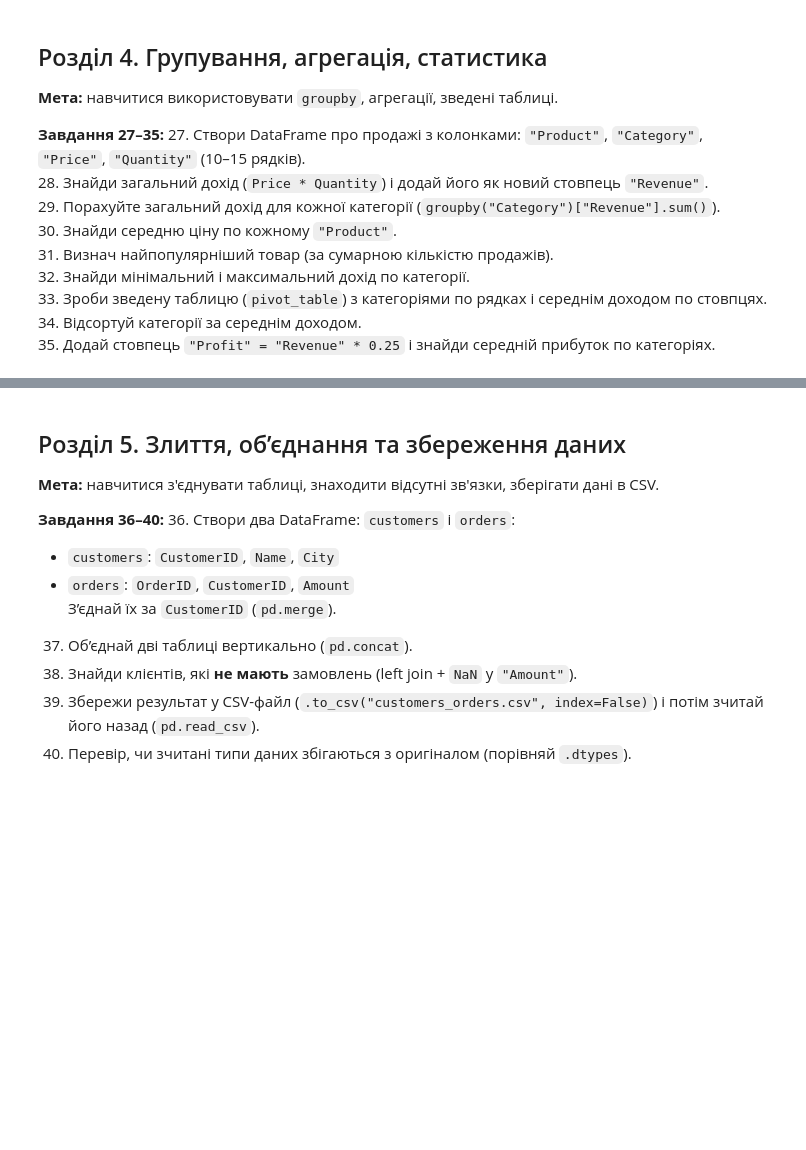
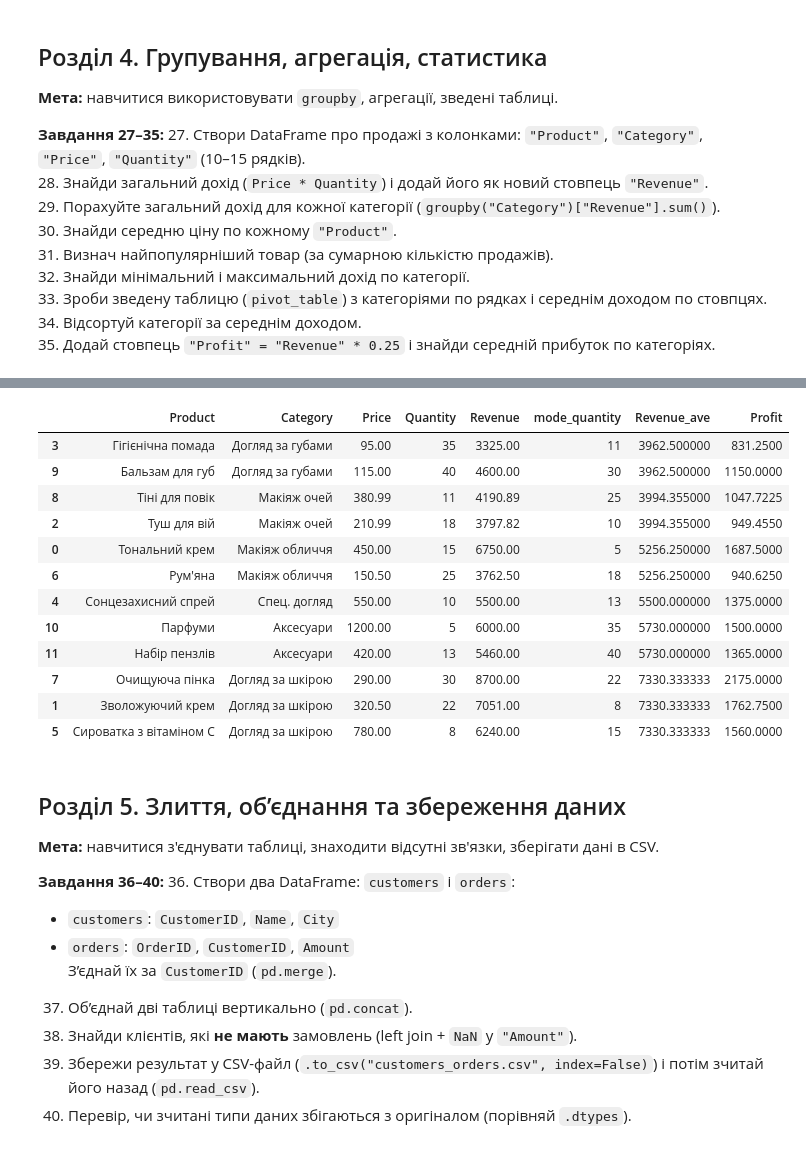
Before and after one commit to SvitlanaShustur/test-tasks-Python-DTA, a Jupyter notebook: pandas_matplotlib_practice.ipynb, the cells around one changed output, grey strips where cells are left out. Cells and saved outputs as stored; diff of their text form; code cells hidden in the pictures; blank space fills up the shorter version.

```diff
--- a/pandas_matplotlib_practice.ipynb
+++ b/pandas_matplotlib_practice.ipynb
@@ -281,0 +407,5 @@ df
+# %%
+# 28. Знайди загальний дохід (`Price * Quantity`) і додай його як новий стовпець `"Revenue"`.
+df["Revenue"] = df["Price"] * df["Quantity"]
+# df["Revenue"]
+df
@@ -281,0 +458,4 @@ df
+# %%
+# 31. Визнач найпопулярніший товар (за сумарною кількістю продажів).
+df["mode_quantity"] = df['Quantity'].mode()
+df
@@ -281,0 +509,5 @@ df
+# %%
+# 34. Відсортуй категорії за середнім доходом.
+df["Revenue_ave"] = df.groupby("Category")["Revenue"].transform("mean")
+df.sort_values("Revenue_ave", inplace=True)
+df
@@ -282,3 +528,21 @@ df
+# %%
+# 35. Додай стовпець `"Profit" = "Revenue" * 0.25` і знайди середній прибуток по категоріях.
+df["Profit"] = df["Revenue"] * 0.25
+df
+# %% [output]
+|  | Product | Category | Price | Quantity | Revenue | mode_quantity | Revenue_ave | Profit |
+| 3 | Гігієнічна помада | Догляд за губами | 95.00 | 35 | 3325.00 | 11 | 3962.500000 | 831.2500 |
+| 9 | Бальзам для губ | Догляд за губами | 115.00 | 40 | 4600.00 | 30 | 3962.500000 | 1150.0000 |
+| 8 | Тіні для повік | Макіяж очей | 380.99 | 11 | 4190.89 | 25 | 3994.355000 | 1047.7225 |
+| 2 | Туш для вій | Макіяж очей | 210.99 | 18 | 3797.82 | 10 | 3994.355000 | 949.4550 |
+| 0 | Тональний крем | Макіяж обличчя | 450.00 | 15 | 6750.00 | 5 | 5256.250000 | 1687.5000 |
+| 6 | Рум'яна | Макіяж обличчя | 150.50 | 25 | 3762.50 | 18 | 5256.250000 | 940.6250 |
+| 4 | Сонцезахисний спрей | Спец. догляд | 550.00 | 10 | 5500.00 | 13 | 5500.000000 | 1375.0000 |
+| 10 | Парфуми | Аксесуари | 1200.00 | 5 | 6000.00 | 35 | 5730.000000 | 1500.0000 |
+| 11 | Набір пензлів | Аксесуари | 420.00 | 13 | 5460.00 | 40 | 5730.000000 | 1365.0000 |
+| 7 | Очищуюча пінка | Догляд за шкірою | 290.00 | 30 | 8700.00 | 22 | 7330.333333 | 2175.0000 |
+| 1 | Зволожуючий крем | Догляд за шкірою | 320.50 | 22 | 7051.00 | 8 | 7330.333333 | 1762.7500 |
+| 5 | Сироватка з вітаміном С | Догляд за шкірою | 780.00 | 8 | 6240.00 | 15 | 7330.333333 | 1560.0000 |
 # %% [markdown]
 ## Розділ 5. Злиття, об’єднання та збереження даних
 **Мета:** навчитися з'єднувати таблиці, знаходити відсутні зв'язки, зберігати дані в CSV.
```
Also changed, not shown: parts of 25 cells of this notebook, 3 other files.
